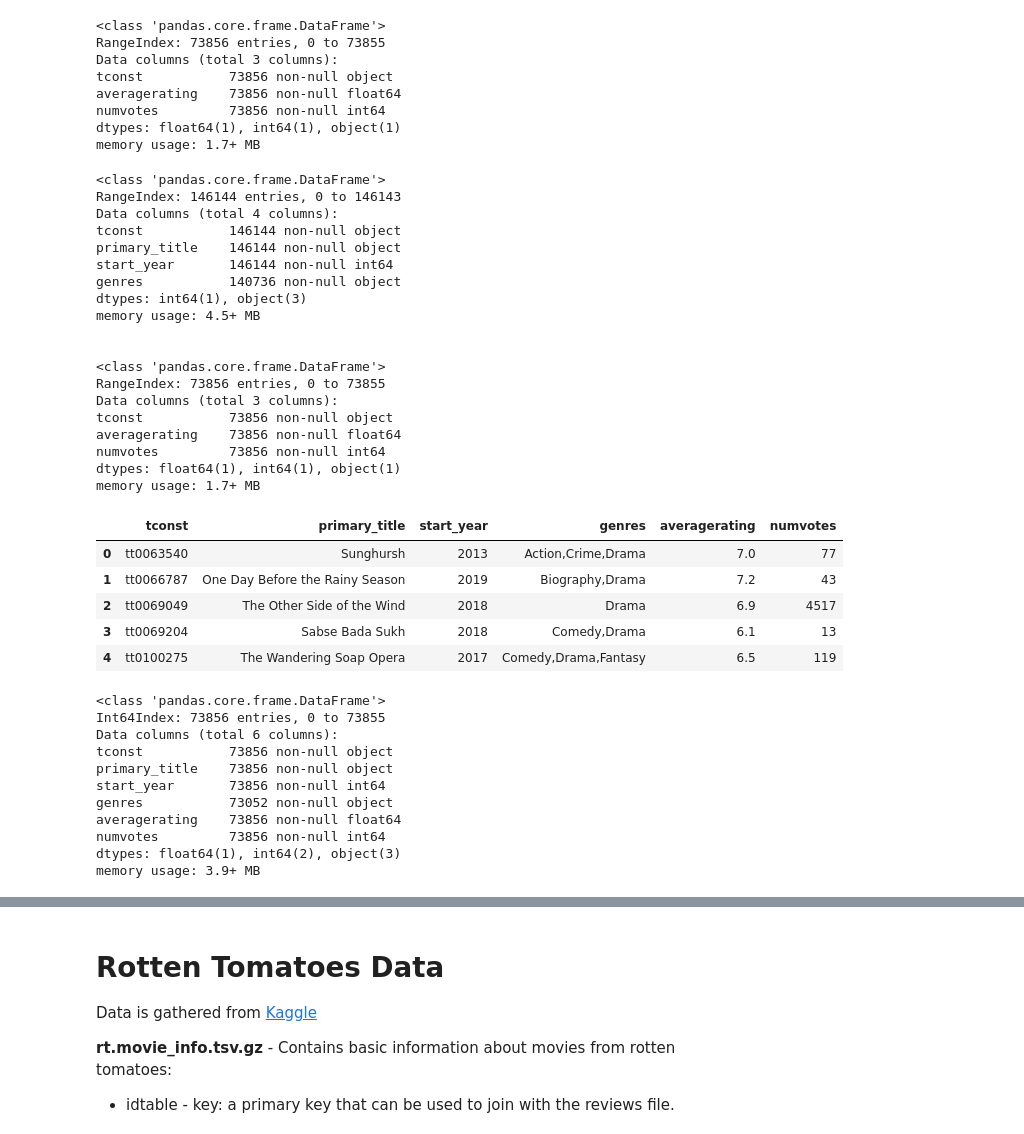
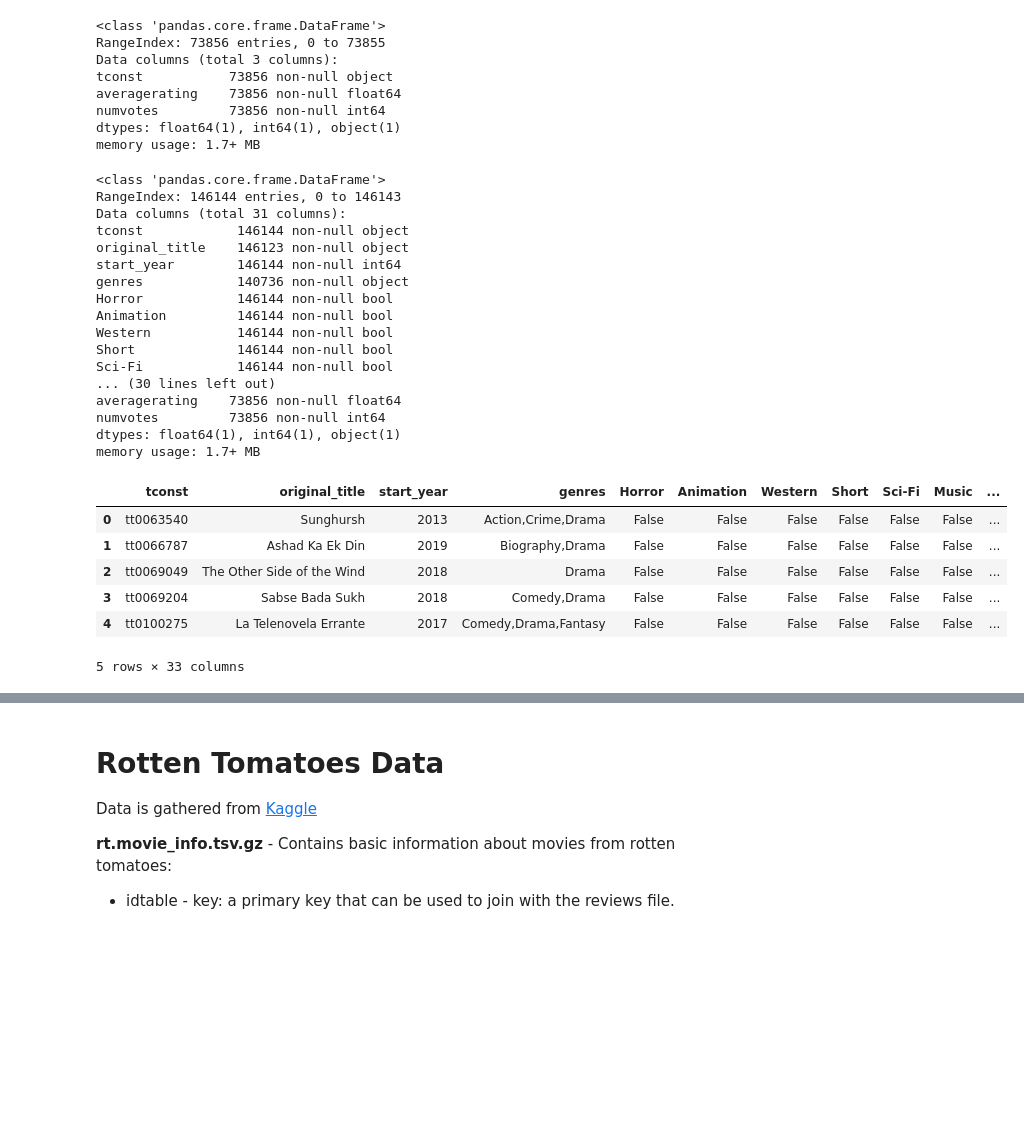
Before and after one commit to YM88/mod1p-ym-ak, a Jupyter notebook: technical_eda.ipynb, the cells around one changed output, grey strips where cells are left out. Cells and saved outputs as stored; diff of their text form; code cells hidden in the pictures; blank space fills up the shorter version.

Commit message:
merged dataframes, did some data cleaning on the numbers data base

```diff
--- a/technical_eda.ipynb
+++ b/technical_eda.ipynb
@@ -155,7 +125,7 @@ pd.read_csv('data/imdb.title.basics.csv.gz').head()
 # %%
 imdb_title_basics_df = pd.read_csv('data/imdb.title.basics.csv.gz',
                                    usecols = ['tconst',
-                                              'primary_title',
+                                              'original_title',
                                               'start_year',
                                              'genres'])
 imdb_title_basics_df.head()
@@ -177,2 +147,21 @@ genres           140736 non-null object
 dtypes: int64(1), object(3)
 memory usage: 4.5+ MB
+# %%
+#to get a list of all mentioned genres
+all_genres = set()
+genre_series = imdb_title_basics_df.genres
+
+for row in genre_series:
+    try:
+        for genre in row.split(','):
+            all_genres.add(genre)
+    except:
+        continue
+all_genres = list(all_genres)
+
+#created separate columns for the genres
+for genre in all_genres:
+    imdb_title_basics_df[genre] = imdb_title_basics_df.genres.apply(lambda x: genre in str(x).split(','))
+
+imdb_title_basics_df.columns
+imdb_title_basics_df.head()
@@ -283,50 +279,38 @@ memory usage: 1.7+ MB
 # %%
 #creating the master imdb dataframe via tconst. values in title.basics, title.ratings
 # %%
-imdb_df = pd.merge(imdb_title_basics_df, imdb_title_ratings,
+imdb_review_genres_df = pd.merge(imdb_title_basics_df, imdb_title_ratings,
              left_on = 'tconst',
              right_on = 'tconst',
              how = 'inner')
 # %%
 imdb_title_basics_df.info()
 print('\n')
 imdb_title_ratings.info()
-imdb_df.head()
-imdb_df.info()
+imdb_review_genres_df.head()
+imdb_review_genres_df.info()
 # %% [output]
 <class 'pandas.core.frame.DataFrame'>
 RangeIndex: 146144 entries, 0 to 146143
-Data columns (total 4 columns):
-tconst           146144 non-null object
-primary_title    146144 non-null object
-start_year       146144 non-null int64
-genres           140736 non-null object
-dtypes: int64(1), object(3)
-memory usage: 4.5+ MB
-
-
-<class 'pandas.core.frame.DataFrame'>
-RangeIndex: 73856 entries, 0 to 73855
-Data columns (total 3 columns):
-tconst           73856 non-null object
+Data columns (total 31 columns):
+tconst            146144 non-null object
+original_title    146123 non-null object
+start_year        146144 non-null int64
+genres            140736 non-null object
+Horror            146144 non-null bool
+Animation         146144 non-null bool
+Western           146144 non-null bool
+Short             146144 non-null bool
+Sci-Fi            146144 non-null bool
+... (30 lines left out)
 averagerating    73856 non-null float64
 numvotes         73856 non-null int64
 dtypes: float64(1), int64(1), object(1)
 memory usage: 1.7+ MB
-|  | tconst | primary_title | start_year | genres | averagerating | numvotes |
-| 0 | tt0063540 | Sunghursh | 2013 | Action,Crime,Drama | 7.0 | 77 |
-| 1 | tt0066787 | One Day Before the Rainy Season | 2019 | Biography,Drama | 7.2 | 43 |
-| 2 | tt0069049 | The Other Side of the Wind | 2018 | Drama | 6.9 | 4517 |
-| 3 | tt0069204 | Sabse Bada Sukh | 2018 | Comedy,Drama | 6.1 | 13 |
-| 4 | tt0100275 | The Wandering Soap Opera | 2017 | Comedy,Drama,Fantasy | 6.5 | 119 |
+|  | tconst | original_title | start_year | genres | Horror | Animation | Western | Short | Sci-Fi | Music | ... |
+| 0 | tt0063540 | Sunghursh | 2013 | Action,Crime,Drama | False | False | False | False | False | False | ... |
+| 1 | tt0066787 | Ashad Ka Ek Din | 2019 | Biography,Drama | False | False | False | False | False | False | ... |
+| 2 | tt0069049 | The Other Side of the Wind | 2018 | Drama | False | False | False | False | False | False | ... |
+| 3 | tt0069204 | Sabse Bada Sukh | 2018 | Comedy,Drama | False | False | False | False | False | False | ... |
+| 4 | tt0100275 | La Telenovela Errante | 2017 | Comedy,Drama,Fantasy | False | False | False | False | False | False | ... |
-<class 'pandas.core.frame.DataFrame'>
-Int64Index: 73856 entries, 0 to 73855
-Data columns (total 6 columns):
-tconst           73856 non-null object
-primary_title    73856 non-null object
-start_year       73856 non-null int64
-genres           73052 non-null object
-averagerating    73856 non-null float64
-numvotes         73856 non-null int64
-dtypes: float64(1), int64(2), object(3)
-memory usage: 3.9+ MB
+5 rows × 33 columns
```
Also changed, not shown: parts of 20 cells of this notebook, 1 other file.
